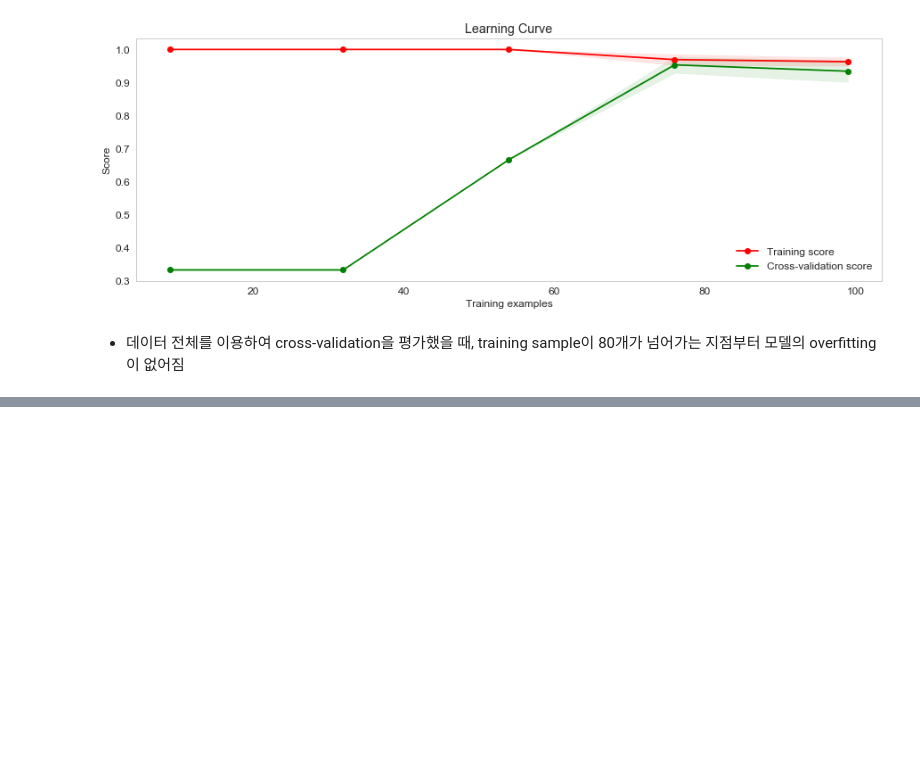
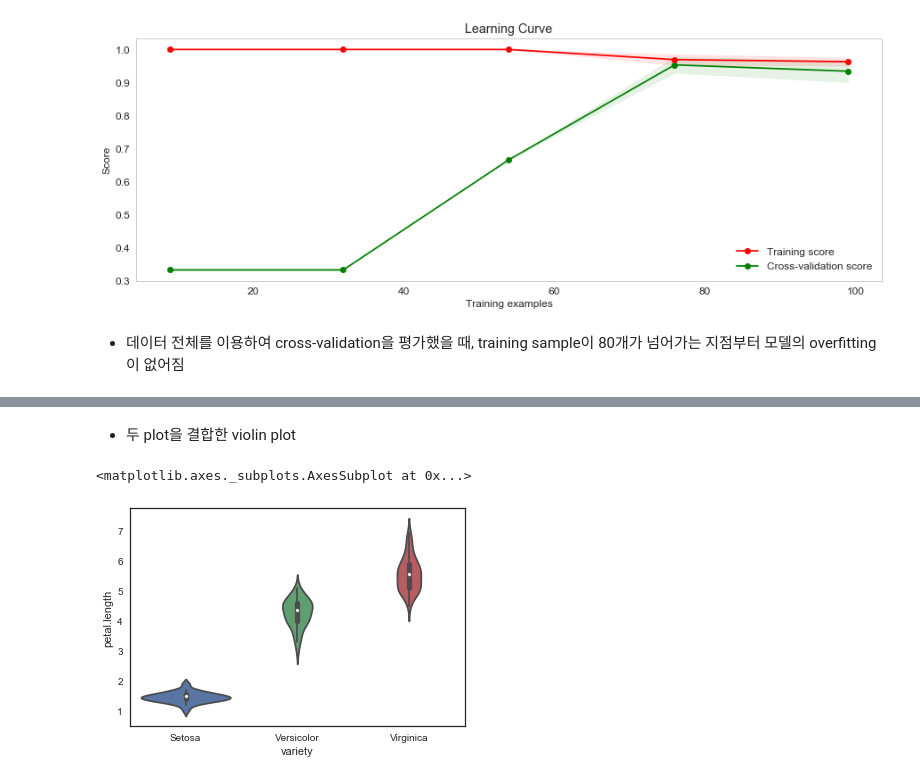
Before and after one commit to fastcampus-PPC/python-programming-camp, a Jupyter notebook: 07-Visualization/07-2-EDAprocessing.ipynb, the cells around one changed output, grey strips where cells are left out. Saved outputs shown, nothing was run; the diff lists cells and outputs as text; code cells hidden in the pictures; blank space fills up the shorter version.

```diff
--- a/07-Visualization/07-2-EDAprocessing.ipynb
+++ b/07-Visualization/07-2-EDAprocessing.ipynb
@@ -494,0 +557,7 @@ plt.show()
+# %% [markdown]
+- 두 plot을 결합한 violin plot
+# %%
+sns.violinplot(x='variety',y='petal.length',data=iris,size=5)
+# %% [output]
+<matplotlib.axes._subplots.AxesSubplot at 0x...>
+[figure, added]
```
Also changed, not shown: parts of 21 cells of this notebook, 1 other file.
